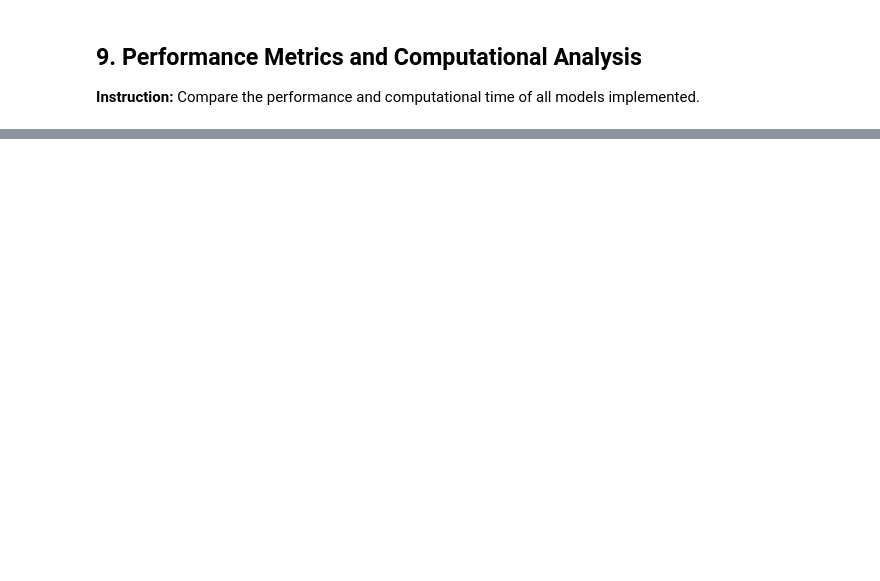
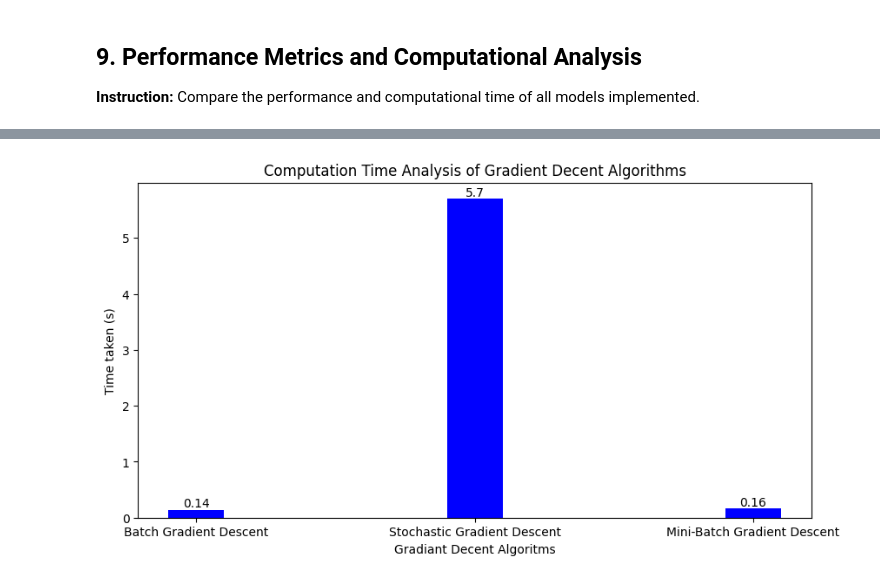
Before and after one commit to SayanDasDev/ML-College-, a Jupyter notebook: project_1/Regression_Project_Notebook.ipynb, the cells around one changed output, grey strips where cells are left out. Drawn from its saved outputs; the diff is of its cells as text; code cells hidden in the pictures; blank space fills up the shorter version.

```diff
--- a/project_1/Regression_Project_Notebook.ipynb
+++ b/project_1/Regression_Project_Notebook.ipynb
@@ -481,0 +569,17 @@ plt.show()
+# %%
+gd_x = list(gd_time.keys())
+gd_y = list(gd_time.values())
+
+fig = plt.figure(figsize=(10, 5))
+bars = plt.bar(gd_x, gd_y, color='b', width=0.2)
+
+for bar in bars:
+    yval = bar.get_height()
+    plt.text(bar.get_x() + bar.get_width()/2, yval, round(yval, 2), ha='center', va='bottom')
+
+plt.xlabel('Gradiant Decent Algoritms')
+plt.ylabel('Time taken (s)')
+plt.title("Computation Time Analysis of Gradient Decent Algorithms")
+plt.show()
+# %% [output]
+[figure, added]
```
Also changed, not shown: parts of 11 cells of this notebook.
